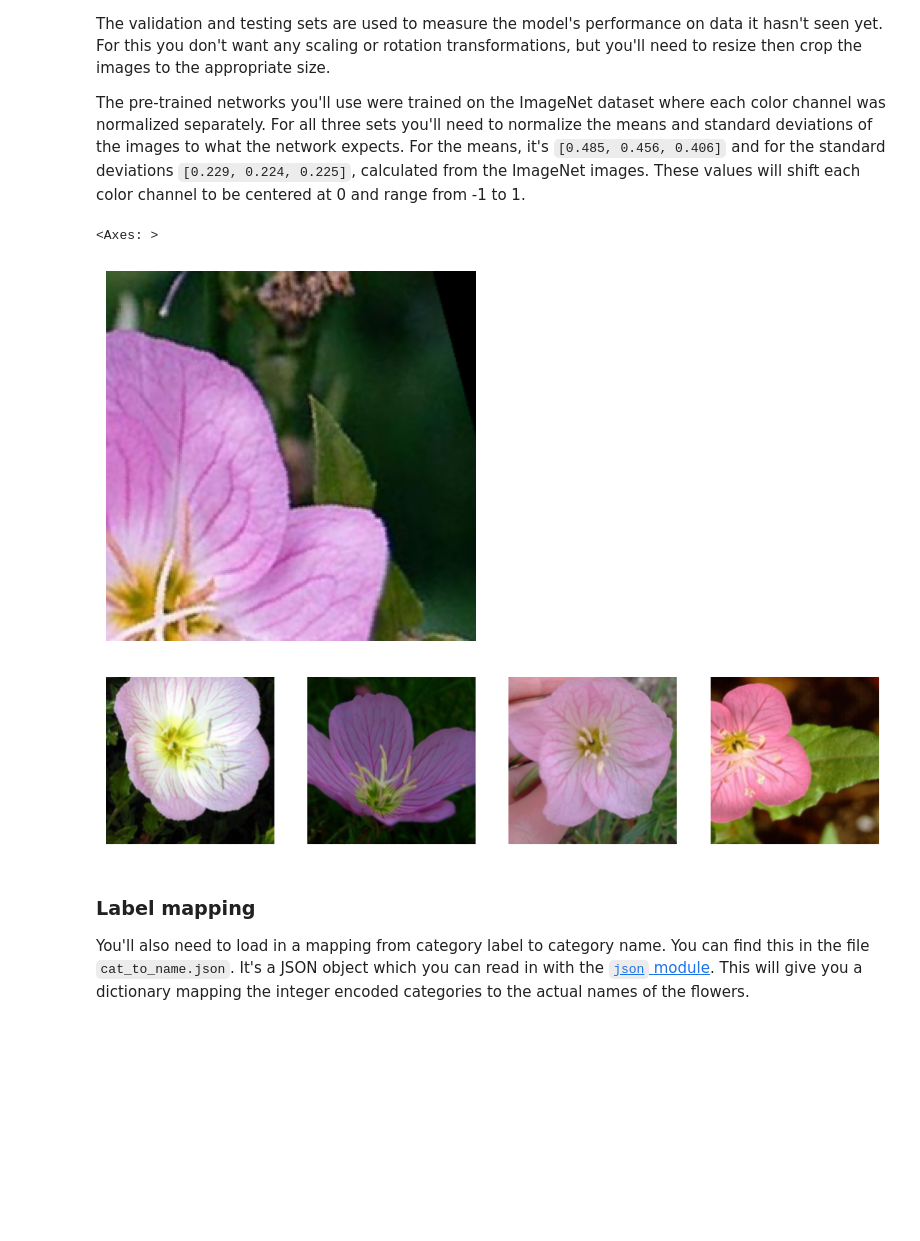
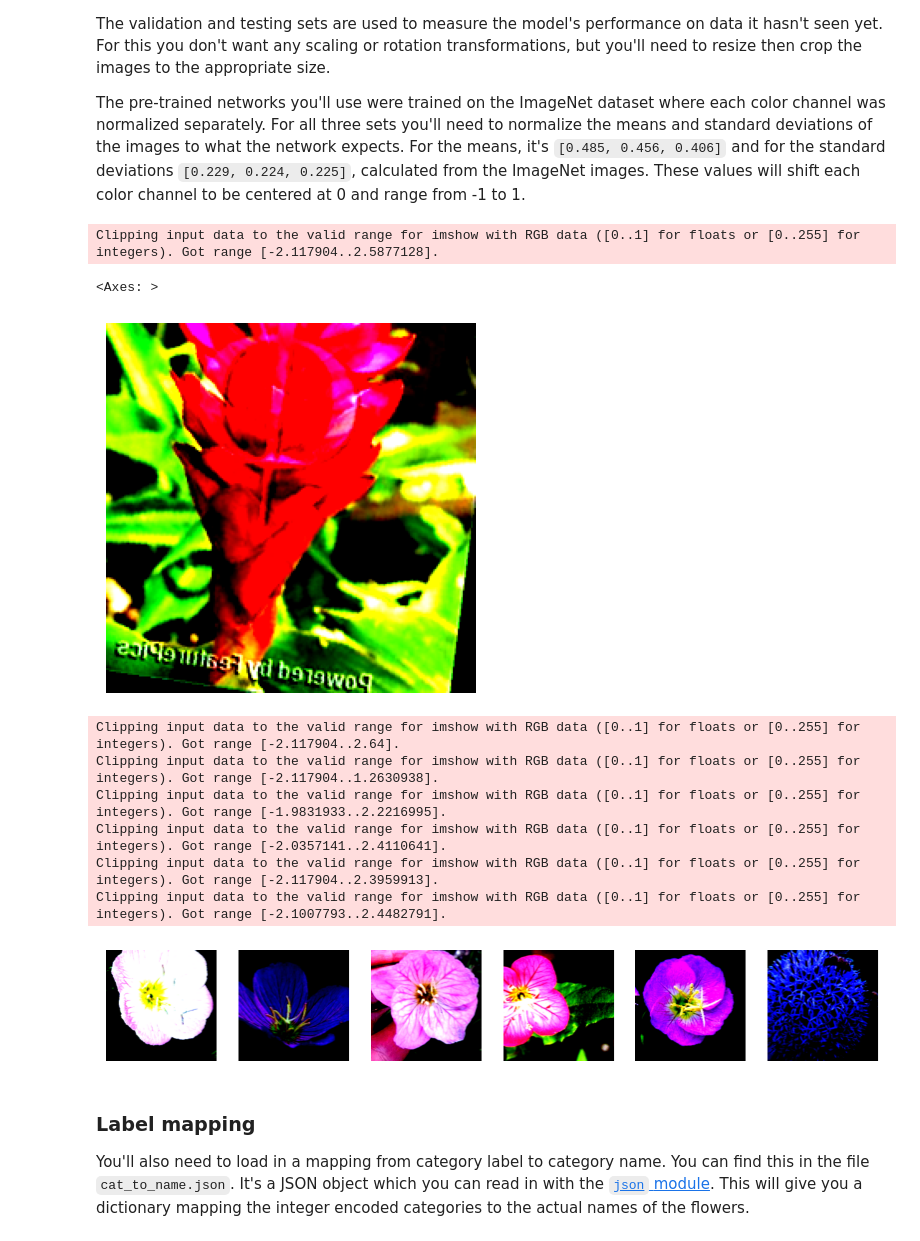
Before and after one commit to i-douk/image-classifier-aws-scholarship, a Jupyter notebook: Image Classifier Project.ipynb, the cells around one changed output. Drawn from its saved outputs; the diff is of its cells as text; code cells hidden in the pictures; blank space fills up the shorter version.

Commit message:
training and testing network

```diff
--- a/Image Classifier Project.ipynb
+++ b/Image Classifier Project.ipynb
@@ -43,37 +44,49 @@ test_dir = data_dir + 'assets/test'
 # %%
+# TODO: Define transforms for the training data and testing data
 train_transforms = transforms.Compose([transforms.RandomRotation(30),
                                        transforms.RandomResizedCrop(224),
                                        transforms.RandomHorizontalFlip(),
-                                       transforms.ToTensor()])
+                                       transforms.ToTensor(),
+                                       transforms.Normalize([0.485, 0.456, 0.406],
+                                                            [0.229, 0.224, 0.225])])
 
 test_transforms = transforms.Compose([transforms.Resize(255),
                                       transforms.CenterCrop(224),
-                                      transforms.ToTensor()])
-
+                                      transforms.ToTensor(),
+                                      transforms.Normalize([0.485, 0.456, 0.406],
+                                                           [0.229, 0.224, 0.225])])
 
 # Pass transforms in here, then run the next cell to see how the transforms look
 train_data = datasets.ImageFolder(data_dir + '/train', transform=train_transforms)
 test_data = datasets.ImageFolder(data_dir + '/test', transform=test_transforms)
 
-trainloader = torch.utils.data.DataLoader(train_data, batch_size=32)
-testloader = torch.utils.data.DataLoader(test_data, batch_size=32)
+trainloader = torch.utils.data.DataLoader(train_data, batch_size=64, shuffle=True)
+testloader = torch.utils.data.DataLoader(test_data, batch_size=64)
 # %%
+import helper
 # Run this to test your data loader
 images, labels = next(iter(trainloader))
 helper.imshow(images[0], normalize=False)
 # %% [output]
-<Axes: >
+Clipping input data to the valid range for imshow with RGB data ([0..1] for floats or [0..255] for integers). Got range [-2.117904..2.5877128].
+<Axes: >
-[figure, old version]
+[figure, new version]
 # %%
 data_iter = iter(testloader)
 
 images, labels = next(data_iter)
-fig, axes = plt.subplots(figsize=(10,4), ncols=4)
-for ii in range(4):
+fig, axes = plt.subplots(figsize=(10,4), ncols=6)
+for ii in range(6):
     ax = axes[ii]
     helper.imshow(images[ii], ax=ax, normalize=False)
 # %% [output]
+Clipping input data to the valid range for imshow with RGB data ([0..1] for floats or [0..255] for integers). Got range [-2.117904..2.64].
+Clipping input data to the valid range for imshow with RGB data ([0..1] for floats or [0..255] for integers). Got range [-2.117904..1.2630938].
+Clipping input data to the valid range for imshow with RGB data ([0..1] for floats or [0..255] for integers). Got range [-1.9831933..2.2216995].
+Clipping input data to the valid range for imshow with RGB data ([0..1] for floats or [0..255] for integers). Got range [-2.0357141..2.4110641].
+Clipping input data to the valid range for imshow with RGB data ([0..1] for floats or [0..255] for integers). Got range [-2.117904..2.3959913].
+Clipping input data to the valid range for imshow with RGB data ([0..1] for floats or [0..255] for integers). Got range [-2.1007793..2.4482791].
-[figure, old version]
+[figure, new version]
 # %% [markdown]
 ### Label mapping
 
```
Also changed, not shown: parts of 14 cells of this notebook.
